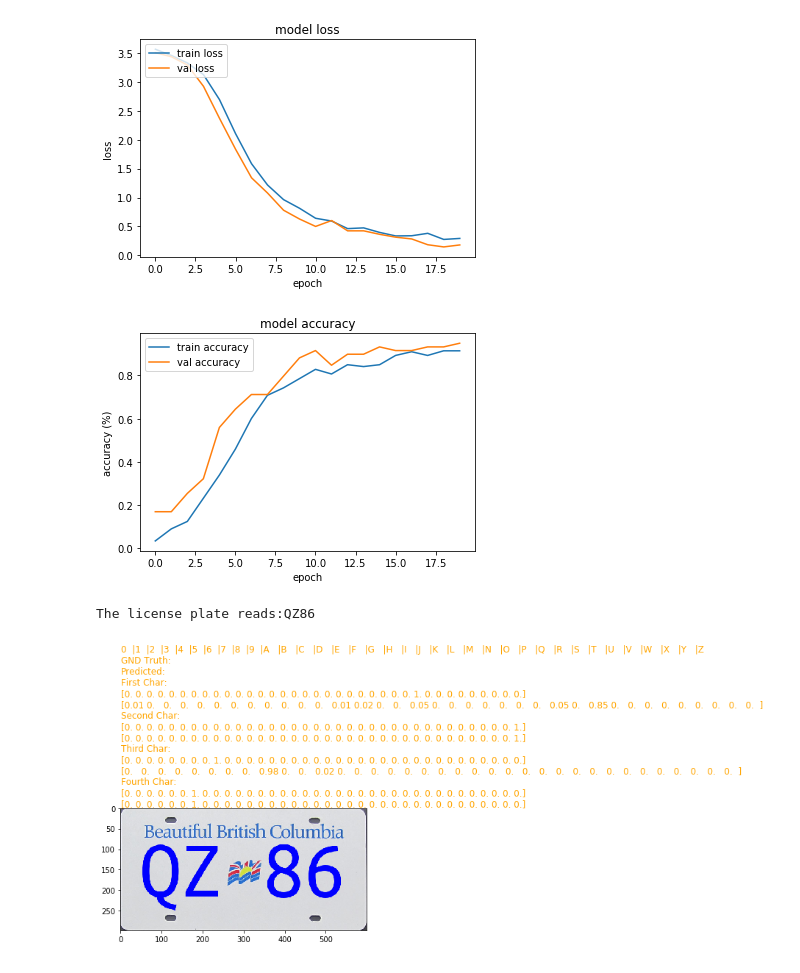
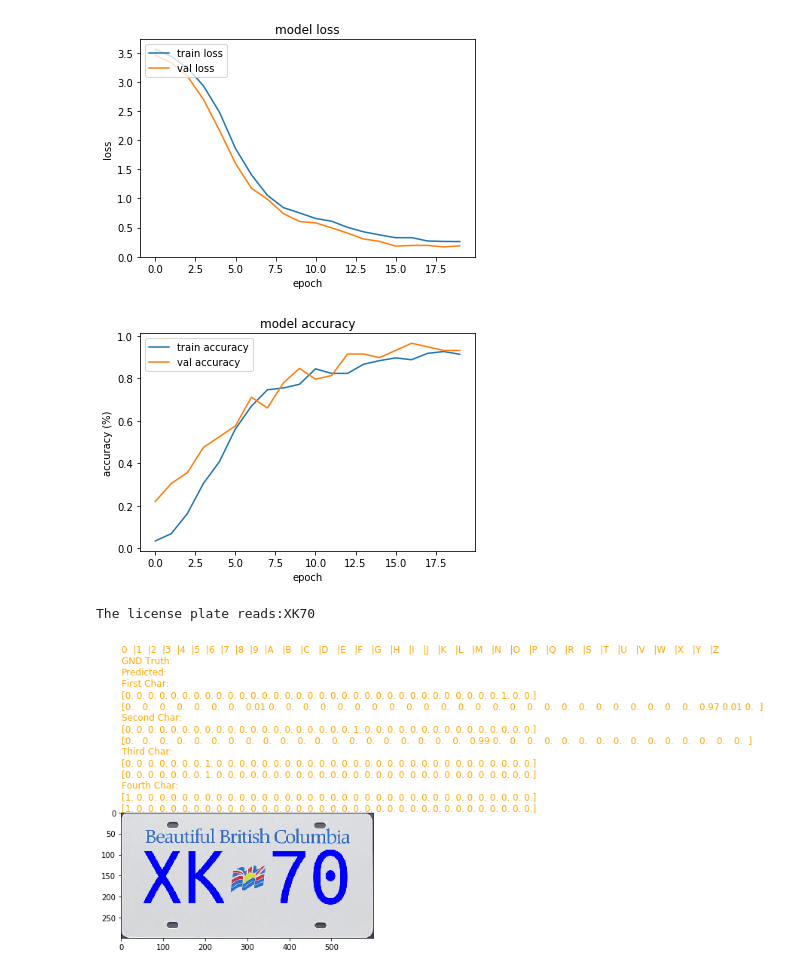
Before and after one commit to mwlkhoo/beep-boop, a Jupyter notebook: labs/lab5/enph353_cnn_lab/jup3 Lab5.ipynb, the cells around one changed output. Saved outputs shown, nothing was run; the diff lists cells and outputs as text; code cells hidden in the pictures.

```diff
--- a/labs/lab5/enph353_cnn_lab/jup3 Lab5.ipynb
+++ b/labs/lab5/enph353_cnn_lab/jup3 Lab5.ipynb
@@ -18,6 +18,9 @@ from keras import optimizers
 
 from keras import backend
 from keras.utils import *
+
+from sklearn.metrics import confusion_matrix
+from sklearn.metrics import ConfusionMatrixDisplay
 
 
 np.set_printoptions(linewidth=np.inf)
@@ -115,16 +118,14 @@ def displayPlate(index):
               format(str(Y_charset[segIndex[0]]), str(y0_predict), str(Y_charset[segIndex[1]]), str(y1_predict), str(Y_charset[segIndex[2]]), str(y2_predict), str(Y_charset[segIndex[3]]), str(y3_predict)))
     plt.text(0.5, 1.2, caption, color='orange', fontsize='12', verticalalignment='bottom')
 
+
     c0 = chr(np.argmax(y0_predict) + 55)
     c1 = chr(np.argmax(y1_predict) + 55)
     c2 = chr(np.argmax(y2_predict) + 48)
     c3 = chr(np.argmax(y3_predict) + 48)
 
     print("The license plate reads:" + str(c0+c1+c2+c3))
-#     print(np.argmax(y0_predict))
-#     print(np.argmax(y1_predict))
-#     print(np.argmax(y2_predict))
-#     print(np.argmax(y3_predict))
+
 
 # Reinitialize model parameters.
 def reset_weights(model):
@@ -134,6 +135,25 @@ def reset_weights(model):
         # Look for the layer with attribute = 'kernel_initializer' and run session
         if hasattr(layer, 'kernel_initializer'):
             layer.kernel.initializer.run(session=session)
+
+
+# Generate confusion matrix and plot it.
+def plotConfusionMatrix():
+    mapping = "0123456789ABCDEFGHIJKLMNOPQRSTUVWXYZ"
+
+    y_truth = np.array([mapping[y]
+                      for y in Y_charset_orig[0]])
+
+    y_predict = np.array([mapping[np.argmax(conv_model.predict(np.expand_dims(x, axis = 0))[0])]
+                    for x in X_charset[:]])
+
+    cm = confusion_matrix(y_truth, y_predict)
+
+    plt.figure(figsize = (20, 20))
+    plt.matshow(cm, fignum = 1)
+    plt.
+#     ConfusionMatrixDisplay(cm, (np.array(list(mapping))))
+
 
 # Specifying paths to folder
 letter_folder = LETTER_PATH
@@ -234,8 +254,9 @@ plt.ylabel('accuracy (%)')
 plt.legend(['train accuracy','val accuracy'], loc='upper left')
 plt.show()
 
+
 # Enter non negative integer
-displayPlate(40)
+displayPlate(60)
 # %% [output]
 Loaded 10 images from folder:
 /home/fizzer/enph353_git/beep-boop/labs/lab5/enph353_cnn_lab/resized_numbers
@@ -257,4 +278,4 @@ Epoch 20/20
-[figure, old version]
+[figure, new version]
-[figure, old version]
+[figure, new version]
-The license plate reads:QZ86
+The license plate reads:XK70
-[figure, old version]
+[figure, new version]
```
Also changed, not shown: parts of 2 cells of this notebook, 1 other file.
